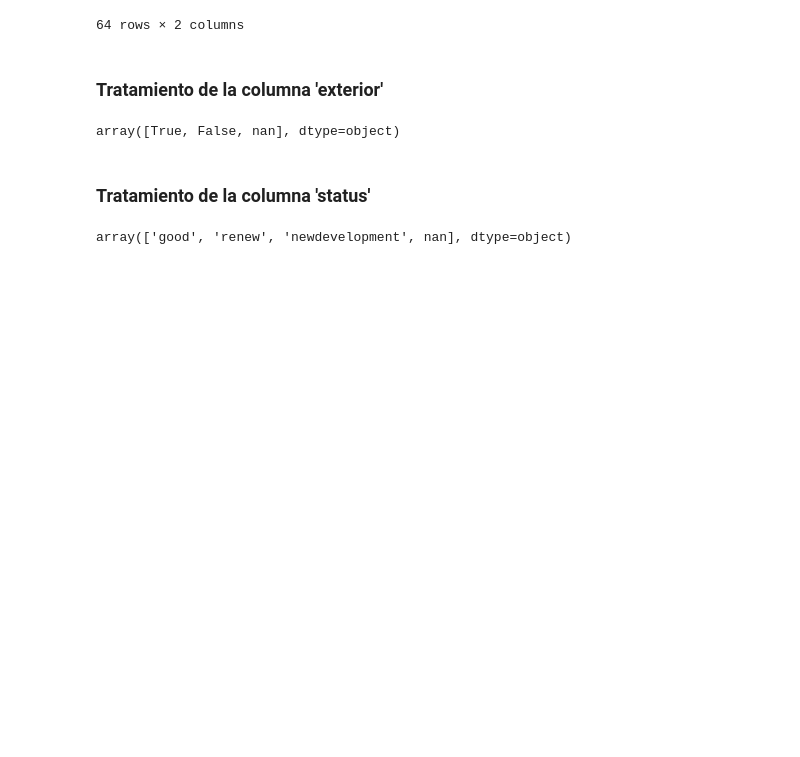
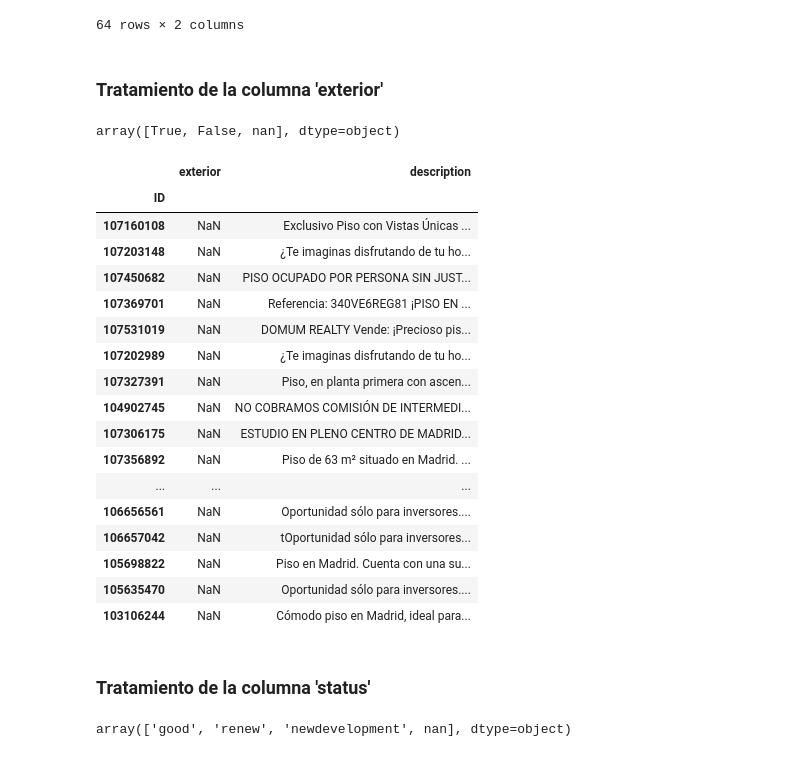
Before and after one commit to angelgvill/DS_ML_Machine_Learning_viviendaMadrid, a Jupyter notebook: notebooks/02_Analisis_exploratorio.ipynb, the cells around one changed output. Cells and saved outputs as stored; diff of their text form; code cells hidden in the pictures; blank space fills up the shorter version.

```diff
--- a/notebooks/02_Analisis_exploratorio.ipynb
+++ b/notebooks/02_Analisis_exploratorio.ipynb
@@ -406,6 +406,28 @@ df[df['floor'].isnull()][['floor','description']]
 df2['exterior'].unique()
 # %% [output]
 array([True, False, nan], dtype=object)
+# %%
+# Filtrar el DataFrame para obtener las filas donde 'exterior' tiene valores NaN
+df2[df2['exterior'].isnull()][['exterior','description']]
+# %% [output]
+|  | exterior | description |
+| ID |  |  |
+| 107160108 | NaN | Exclusivo Piso con Vistas Únicas ... |
+| 107203148 | NaN | ¿Te imaginas disfrutando de tu ho... |
+| 107450682 | NaN | PISO OCUPADO POR PERSONA SIN JUST... |
+| 107369701 | NaN | Referencia: 340VE6REG81 ¡PISO EN ... |
+| 107531019 | NaN | DOMUM REALTY Vende: ¡Precioso pis... |
+| 107202989 | NaN | ¿Te imaginas disfrutando de tu ho... |
+| 107327391 | NaN | Piso, en planta primera con ascen... |
+| 104902745 | NaN | NO COBRAMOS COMISIÓN DE INTERMEDI... |
+| 107306175 | NaN | ESTUDIO EN PLENO CENTRO DE MADRID... |
+| 107356892 | NaN | Piso de 63 m² situado en Madrid. ... |
+| ... | ... | ... |
+| 106656561 | NaN | Oportunidad sólo para inversores.... |
+| 106657042 | NaN | tOportunidad sólo para inversores... |
+| 105698822 | NaN | Piso en Madrid. Cuenta con una su... |
+| 105635470 | NaN | Oportunidad sólo para inversores.... |
+| 103106244 | NaN | Cómodo piso en Madrid, ideal para... |
 # %% [markdown]
 ### Tratamiento de la columna 'status'
 # %%
```
